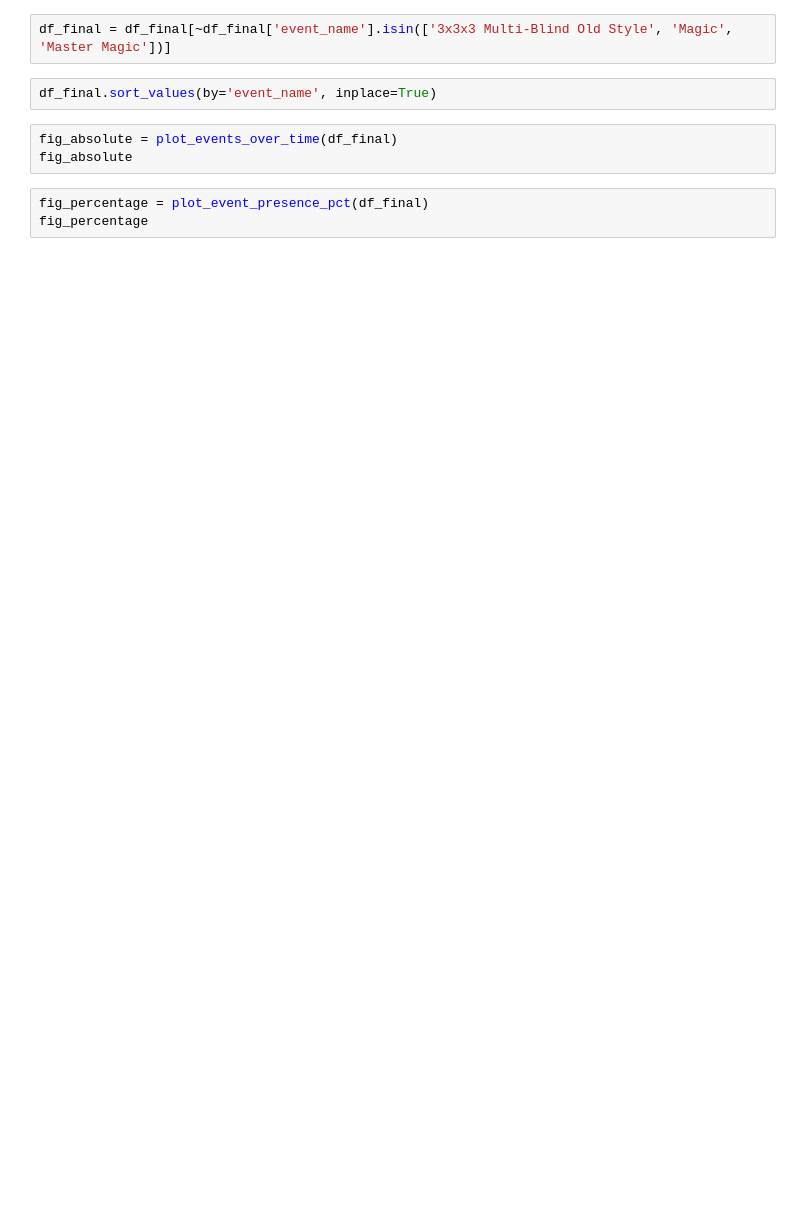
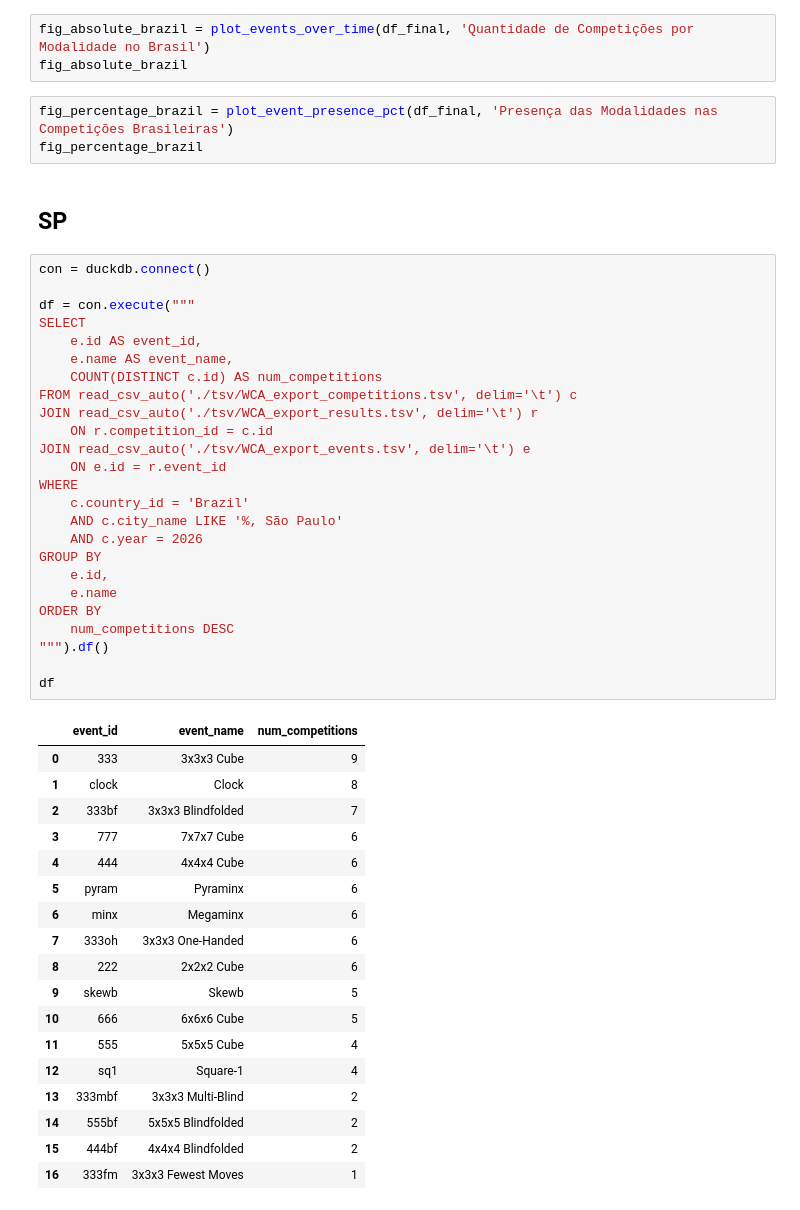
Before and after one commit to FRubik/wca-analysis, a Jupyter notebook: explore.ipynb, the cells around one changed output. Drawn from its saved outputs; the diff is of its cells as text; blank space fills up the shorter version.

```diff
--- a/explore.ipynb
+++ b/explore.ipynb
@@ -201,10 +314,52 @@ df_final['presence_pct'] = df_final['num_competitions'] / df_final['total_compet
-# %%
-df_final = df_final[~df_final['event_name'].isin(['3x3x3 Multi-Blind Old Style', 'Magic', 'Master Magic'])]
-# %%
-df_final.sort_values(by='event_name', inplace=True)
 # %%
-fig_absolute = plot_events_over_time(df_final)
-fig_absolute
+fig_absolute_brazil = plot_events_over_time(df_final, 'Quantidade de Competições por Modalidade no Brasil')
+fig_absolute_brazil
 # %%
-fig_percentage = plot_event_presence_pct(df_final)
-fig_percentage
+fig_percentage_brazil = plot_event_presence_pct(df_final, 'Presença das Modalidades nas Competições Brasileiras')
+fig_percentage_brazil
+# %% [markdown]
+## SP
+# %%
+con = duckdb.connect()
+
+df = con.execute("""
+SELECT
+    e.id AS event_id,
+    e.name AS event_name,
+    COUNT(DISTINCT c.id) AS num_competitions
+FROM read_csv_auto('./tsv/WCA_export_competitions.tsv', delim='\t') c
+JOIN read_csv_auto('./tsv/WCA_export_results.tsv', delim='\t') r
+    ON r.competition_id = c.id
+JOIN read_csv_auto('./tsv/WCA_export_events.tsv', delim='\t') e
+    ON e.id = r.event_id
+WHERE
+    c.country_id = 'Brazil'
+    AND c.city_name LIKE '%, São Paulo'
+    AND c.year = 2026
+GROUP BY
+    e.id,
+    e.name
+ORDER BY
+    num_competitions DESC
+""").df()
+
+df
+# %% [output]
+|  | event_id | event_name | num_competitions |
+| 0 | 333 | 3x3x3 Cube | 9 |
+| 1 | clock | Clock | 8 |
+| 2 | 333bf | 3x3x3 Blindfolded | 7 |
+| 3 | 777 | 7x7x7 Cube | 6 |
+| 4 | 444 | 4x4x4 Cube | 6 |
+| 5 | pyram | Pyraminx | 6 |
+| 6 | minx | Megaminx | 6 |
+| 7 | 333oh | 3x3x3 One-Handed | 6 |
+| 8 | 222 | 2x2x2 Cube | 6 |
+| 9 | skewb | Skewb | 5 |
+| 10 | 666 | 6x6x6 Cube | 5 |
+| 11 | 555 | 5x5x5 Cube | 4 |
+| 12 | sq1 | Square-1 | 4 |
+| 13 | 333mbf | 3x3x3 Multi-Blind | 2 |
+| 14 | 555bf | 5x5x5 Blindfolded | 2 |
+| 15 | 444bf | 4x4x4 Blindfolded | 2 |
+| 16 | 333fm | 3x3x3 Fewest Moves | 1 |
```
Also changed, not shown: parts of 28 cells of this notebook, 1 other file.
